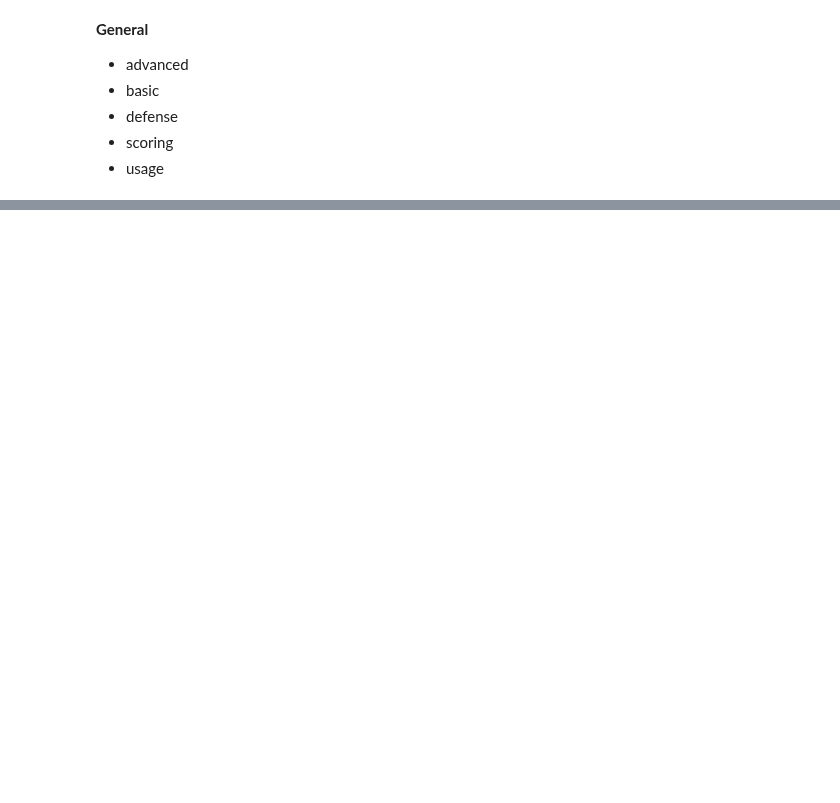
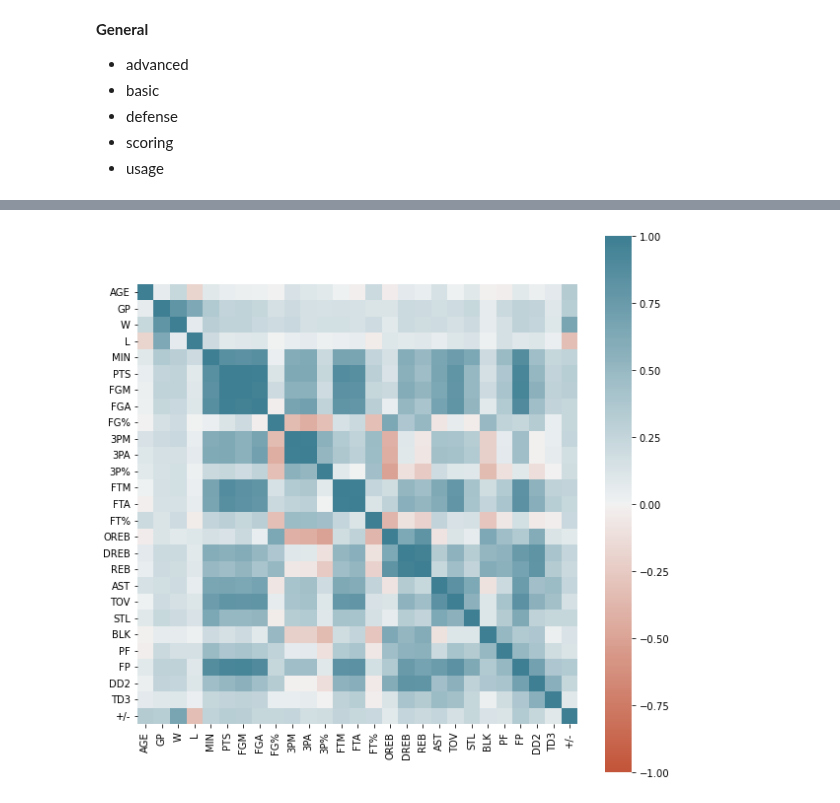
Before and after one commit to CSA100/nba-dsai, a Jupyter notebook: FeatureSelection.ipynb, the cells around one changed output, grey strips where cells are left out. Cells and saved outputs as stored; diff of their text form; code cells hidden in the pictures; blank space fills up the shorter version.

```diff
--- a/FeatureSelection.ipynb
+++ b/FeatureSelection.ipynb
@@ -22,2 +62,3 @@ data.head()
 # %%
-basicData = pd.read_excel('BasicStats.xlsx')
+basicData = pd.read_excel('./Data/General/BasicStats.xlsx')
+checkData(basicData)
@@ -33,0 +74,5 @@ basicData.head()
+# %%
+basicData.drop("Unnamed: 0", axis=1, inplace=True)
+basicData = dropPlayers(basicData)
+
+checkData(basicData)
@@ -33,0 +88,4 @@ basicData.head()
+# %%
+corrHeatMap(basicData)
+# %% [output]
+[figure, added]
```
Also changed, not shown: parts of 9 cells of this notebook, 1 other file.
